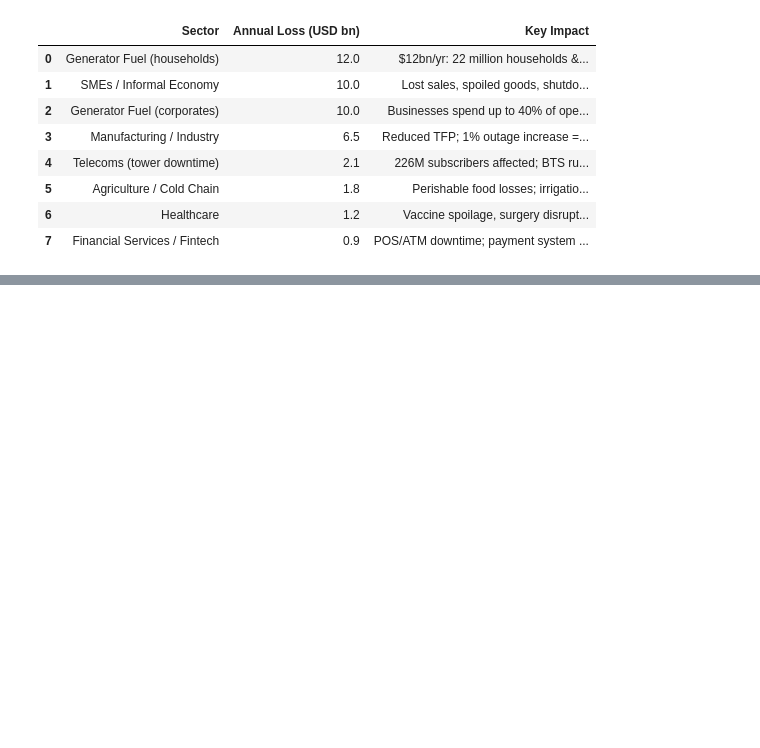
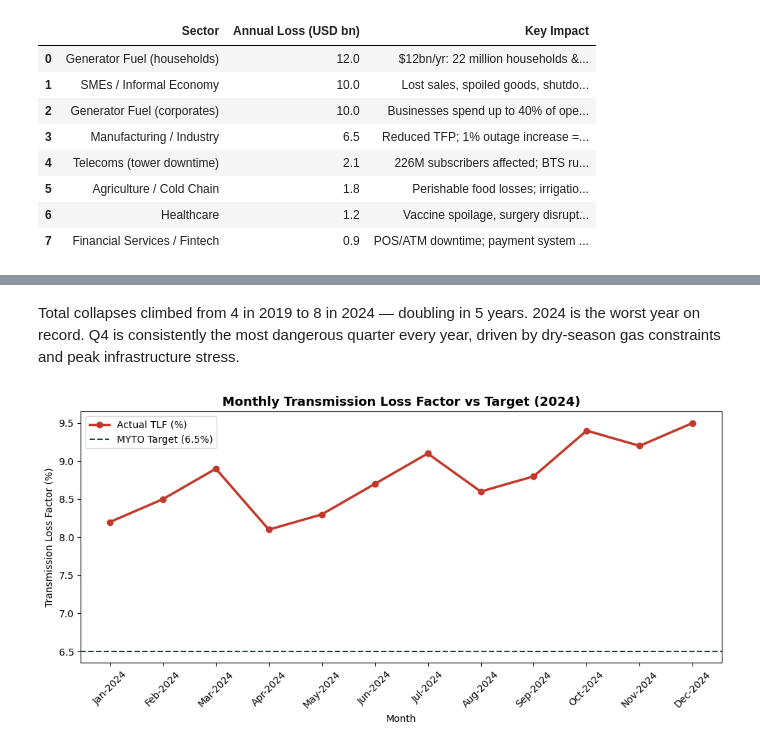
Before and after one commit to jayy-agu/nigeria-power-crisis-analysis, a Jupyter notebook: Nigeria Power Crisis Data Analysis/power.ipynb, the cells around one changed output, grey strips where cells are left out. Cells and saved outputs as stored; diff of their text form; code cells hidden in the pictures; blank space fills up the shorter version.

```diff
--- a/Nigeria Power Crisis Data Analysis/power.ipynb
+++ b/Nigeria Power Crisis Data Analysis/power.ipynb
@@ -8,7 +18,5 @@ import os
 # %%
-import os
-
-output_dir = os.path.expanduser('~/Desktop/nigeria_charts')
+output_dir = './nigeria_charts'
 os.makedirs(output_dir, exist_ok=True)
-print(f"Charts will save to: {output_dir}")
+print(f"Charts will save to: {os.path.abspath(output_dir)}")
 # %% [output]
@@ -1121,0 +330,18 @@ potentially higher under the polynomial model as deterioration accelerates.
+# %% [markdown]
+Total collapses climbed from 4 in 2019 to 8 in 2024 — doubling in 5 years. 2024 is the worst year on record. Q4 is consistently the most dangerous quarter every year, driven by dry-season gas constraints and peak infrastructure stress.
+# %%
+fig, ax = plt.subplots(figsize=(10, 5))
+
+ax.plot(df_grid['Month'], df_grid['Transmission Loss Factor (%)'],
+        color='#C0392B', linewidth=2.5, marker='o', markersize=6, label='Actual TLF (%)')
+ax.axhline(y=6.5, color='#1B4332', linestyle='--', linewidth=1.5, label='MYTO Target (6.5%)')
+ax.set_xlabel('Month')
+ax.set_ylabel('Transmission Loss Factor (%)')
+ax.set_title('Monthly Transmission Loss Factor vs Target (2024)', fontsize=13, fontweight='bold')
+ax.tick_params(axis='x', rotation=45)
+ax.legend()
+plt.tight_layout()
+plt.savefig(os.path.join(output_dir, 'chart5_tlf.png'), dpi=300, bbox_inches='tight')
+plt.show()
+# %% [output]
+[figure, added]
```
Also changed, not shown: parts of 115 cells of this notebook.
